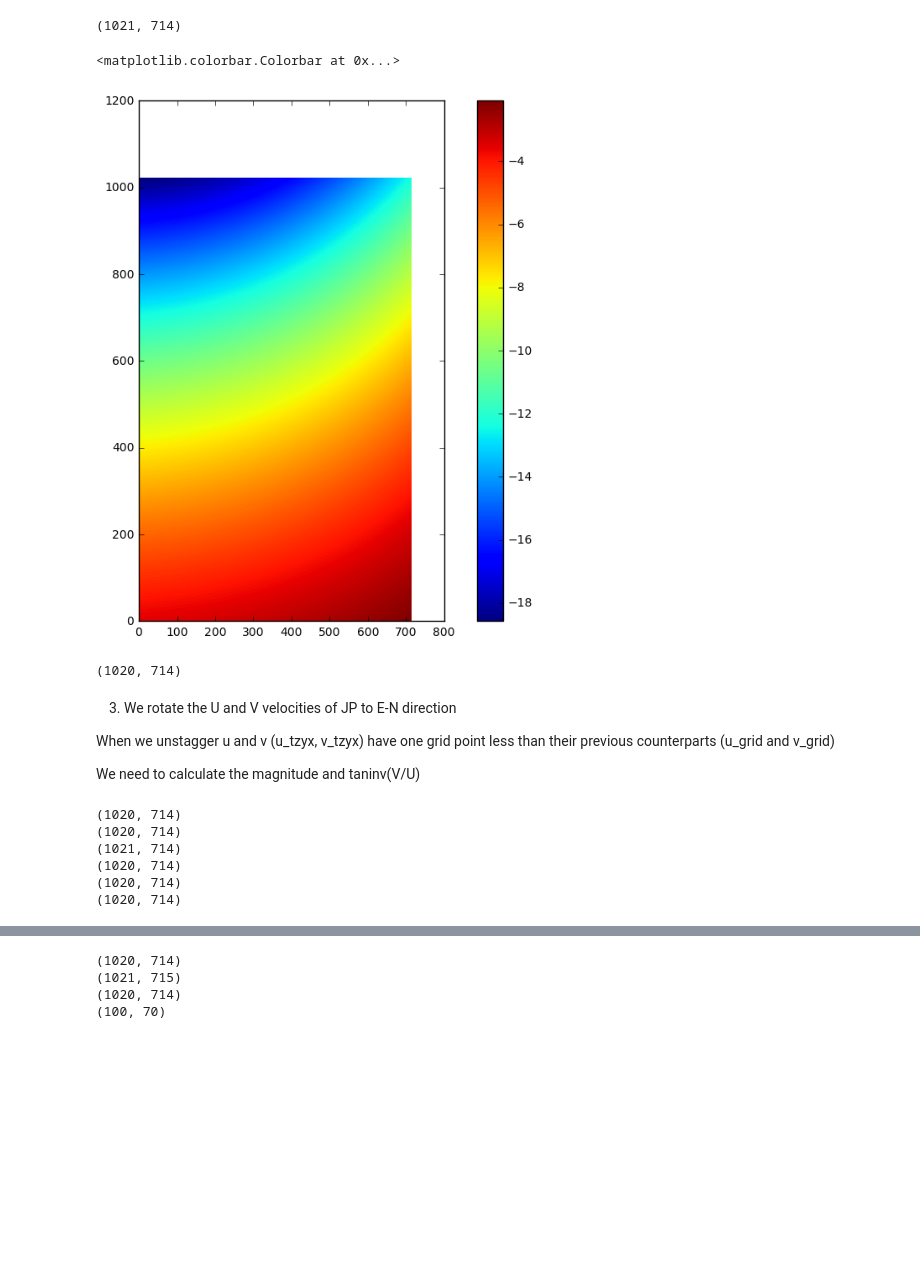
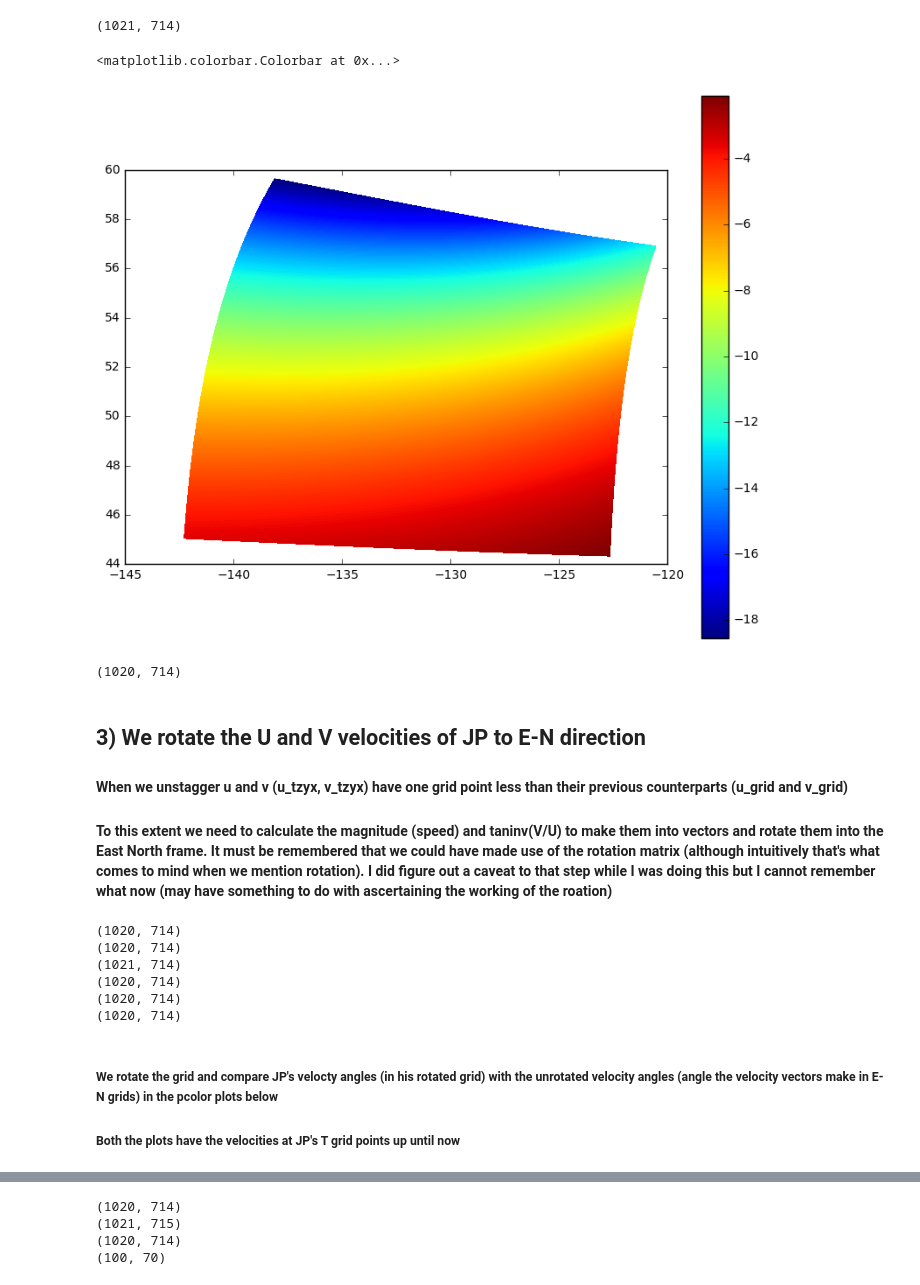
Before and after one commit to UBC-MOAD/wcvi, a Jupyter notebook: grid/Grid_transformation.ipynb, the cells around one changed output, grey strips where cells are left out. Drawn from its saved outputs; the diff is of its cells as text; code cells hidden in the pictures; blank space fills up the shorter version.

Commit message:
Completed the notebook with added figures of the WCVI and JP's grid for future reference

```diff
--- a/grid/Grid_transformation.ipynb
+++ b/grid/Grid_transformation.ipynb
@@ -189,26 +196,26 @@ print(bearing.shape)
 # %%
 bearing_actual = 90 - bearing
 
 
 
 fig, ax = plt.subplots(1, 1, figsize=(10, 8))
 viz_tools.set_aspect(ax)
-mesh = ax.pcolormesh(bearing_actual)
+mesh = ax.pcolormesh(glamt, gphit, bearing_actual)
 fig.colorbar(mesh)
 # %% [output]
 <matplotlib.colorbar.Colorbar at 0x...>
-[figure, old version]
+[figure, new version]
 # %%
 u_tzyx.shape
 # %% [output]
 (1020, 714)
 # %% [markdown]
-3) We rotate the U and V velocities of JP to E-N direction
+## 3) We rotate the U and V velocities of JP to E-N direction
 
 
- When we unstagger u and v (u_tzyx, v_tzyx) have one grid point less than their previous counterparts (u_grid and v_grid)
+ #### When we unstagger u and v (u_tzyx, v_tzyx) have one grid point less than their previous counterparts (u_grid and v_grid)
 
- We need to calculate the magnitude and taninv(V/U)
+ #### To this extent we need to calculate the magnitude (speed) and taninv(V/U) to make them into vectors and rotate them into the East North frame. It must be remembered that we could have made use of the rotation matrix (although intuitively that's what comes to mind when we mention rotation). I did figure out a caveat to that step while I was doing this but I cannot remember what now (may have something to do with ascertaining the working of the roation)
 # %%
 
 
@@ -249,4 +256,8 @@ print(mag_vel.shape)
 (1020, 714)
 (1020, 714)
 (1020, 714)
+# %% [markdown]
+##### We rotate the grid and compare JP's velocty angles (in his rotated grid) with the unrotated velocity angles (angle the velocity vectors make in E-N grids) in the pcolor plots below
+
+##### Both the plots have the velocities at JP's T grid points up until now
 # %%
```
Also changed, not shown: parts of 51 cells of this notebook, 3 other files.
